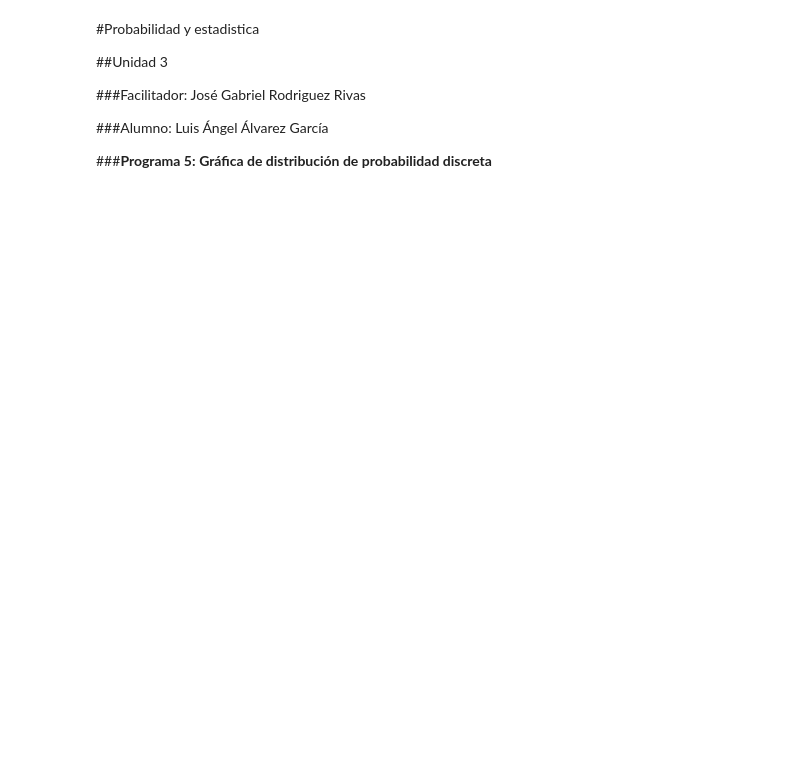
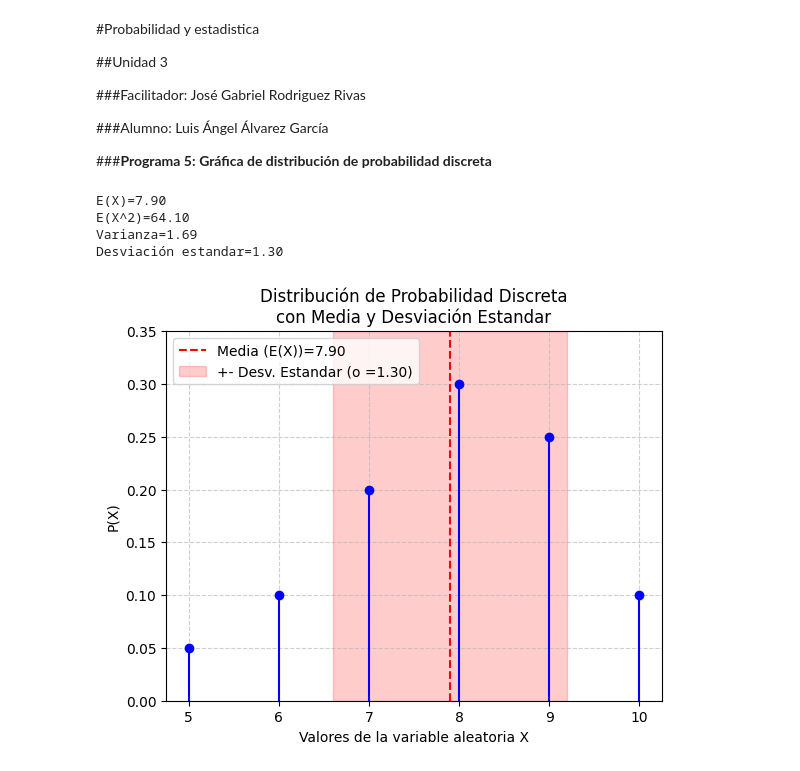
Before and after one commit to 25041001-cloud/Probabilidad, a Jupyter notebook: Unidad3/Practica_5.ipynb, the cells around one changed output. Drawn from its saved outputs; the diff is of its cells as text; code cells hidden in the pictures; blank space fills up the shorter version.

```diff
--- a/Unidad3/Practica_5.ipynb
+++ b/Unidad3/Practica_5.ipynb
@@ -21,7 +21,7 @@ import numpy as np
 # %%
 #Datos: valores de la variable aleatoria y sus probabilidades
 x=np.array([5,6,7,8,9,10])
-p=np.array([=0.05,0.10,0.20,0.30,0.25,0.10])
+p=np.array([0.05,0.10,0.20,0.30,0.25,0.10])
 
 #Calculo del valor esperado (media)
 esperanza=np.sum(x*p)
@@ -35,13 +35,33 @@ desviacion=np.sqrt(varianza)
 # %%
 #Mostrar los resultados en consola
 print(f"E(X)={esperanza:.2f}")
 print(f"E(X^2)={esperanza_cuadrado:.2f}")
 print(f"Varianza={varianza:.2f}")
 print(f"Desviación estandar={desviacion:.2f}")
 
 #Crear la gráfica tipo 'stem' (tallos y hojas)
-plt.stem(x,p,basefmt=" ",linefmt='b-',marketfmt='bo')
+plt.stem(x,p,basefmt=" ",linefmt='b-',markerfmt='bo')
 plt.title("Distribución de Probabilidad Discreta\ncon Media y Desviación Estandar")
 plt.xlabel("Valores de la variable aleatoria X")
 plt.ylabel("P(X)")
 plt.grid(True,linestyle='--',alpha=0.6)
+
+#Dibujar linea vertical en la media
+plt.axvline(x=esperanza,color='red',linestyle='--',label=f"Media (E(X))={esperanza:.2f}")
+
+#Resaltar el rango de +-1 desviación estandar
+plt.axvspan(esperanza-desviacion,esperanza+desviacion, color='red', alpha=0.2, label=f"+- Desv. Estandar (o ={desviacion:.2f})")
+
+#Mostrar leyenda y limites
+plt.legend()
+plt.ylim(0, max(p) + 0.05)
+plt.xticks(x)
+
+#Mostrar la grafica
+plt.show()
+# %% [output]
+E(X)=7.90
+E(X^2)=64.10
+Varianza=1.69
+Desviación estandar=1.30
+[figure, added]
```
